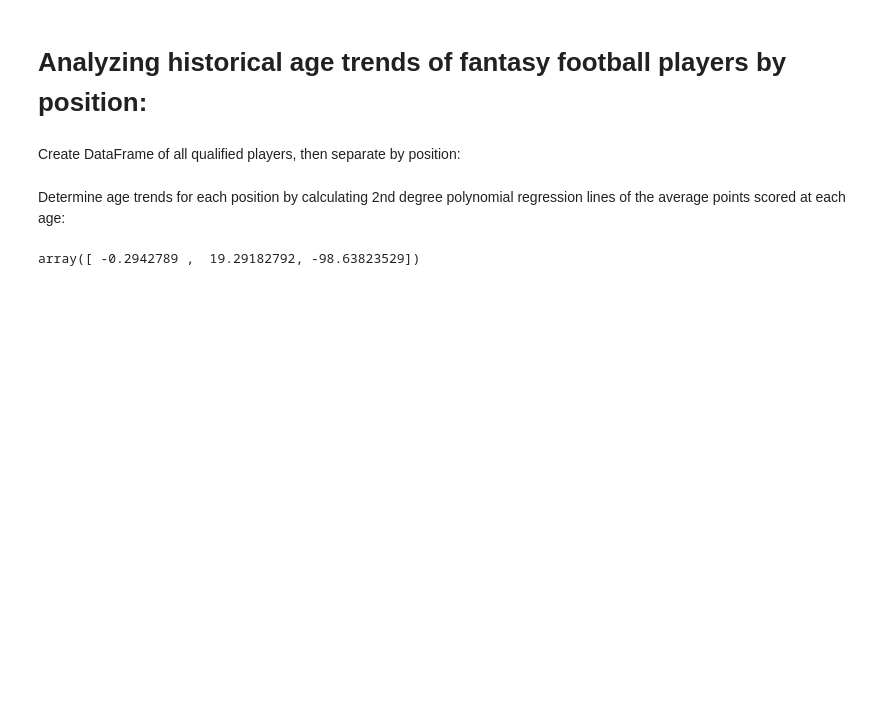
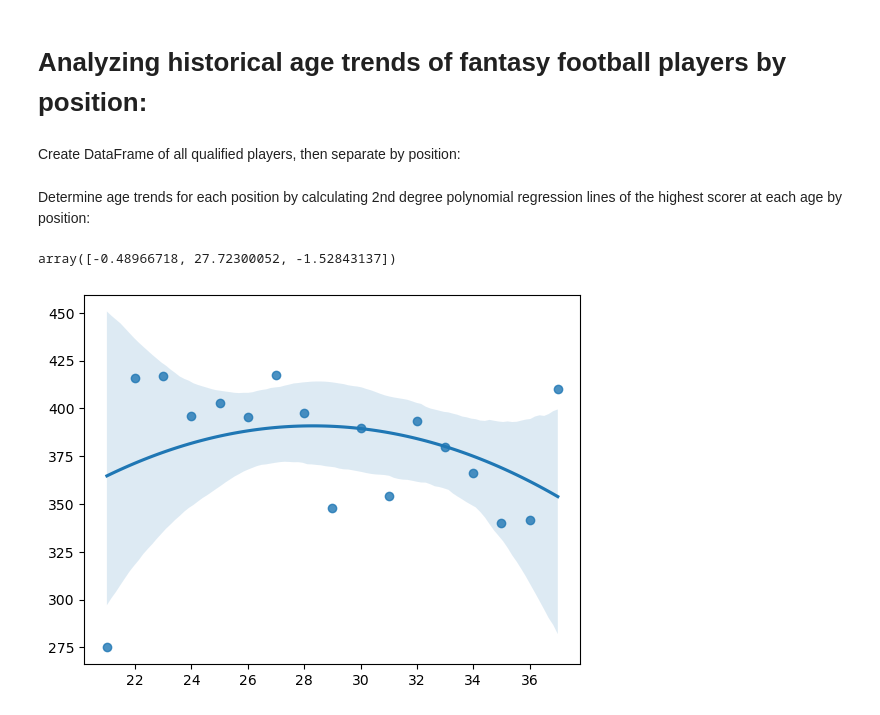
Before and after one commit to calebfederman/02FantasyFootball, a Jupyter notebook: src/age_trends.ipynb, the cells around one changed output. Cells and saved outputs as stored; diff of their text form; code cells hidden in the pictures; blank space fills up the shorter version.

```diff
--- a/src/age_trends.ipynb
+++ b/src/age_trends.ipynb
@@ -12,16 +13,18 @@ rb_qual = qual[qual['Pos']=='RB'].pivot(index='ID',columns='Age',values='PPR')
 wr_qual = qual[qual['Pos']=='WR'].pivot(index='ID',columns='Age',values='PPR')
 te_qual = qual[qual['Pos']=='TE'].pivot(index='ID',columns='Age',values='PPR')
 # %% [markdown]
-Determine age trends for each position by calculating 2nd degree polynomial regression lines of the average points scored at each age:
+Determine age trends for each position by calculating 2nd degree polynomial regression lines of the highest scorer at each age by position:
 # %%
 y = []
 for i in range(21,38,1):
-    y.append(qb_qual[i].quantile(q=0.5))
-x = range(21,38,1)
+    y.append(qb_qual[i].quantile(q=1))
+x = list(range(21,38,1))
 qb = np.polyfit(x,y,2)
+sns.regplot(x=x,y=y,order=2)
 qb
 # %% [output]
-array([ -0.2942789 ,  19.29182792, -98.63823529])
+array([-0.48966718, 27.72300052, -1.52843137])
+[figure, added]
 # %%
 y = []
 for i in range(21,34,1):
```
Also changed, not shown: parts of 9 cells of this notebook, 3 other files.
